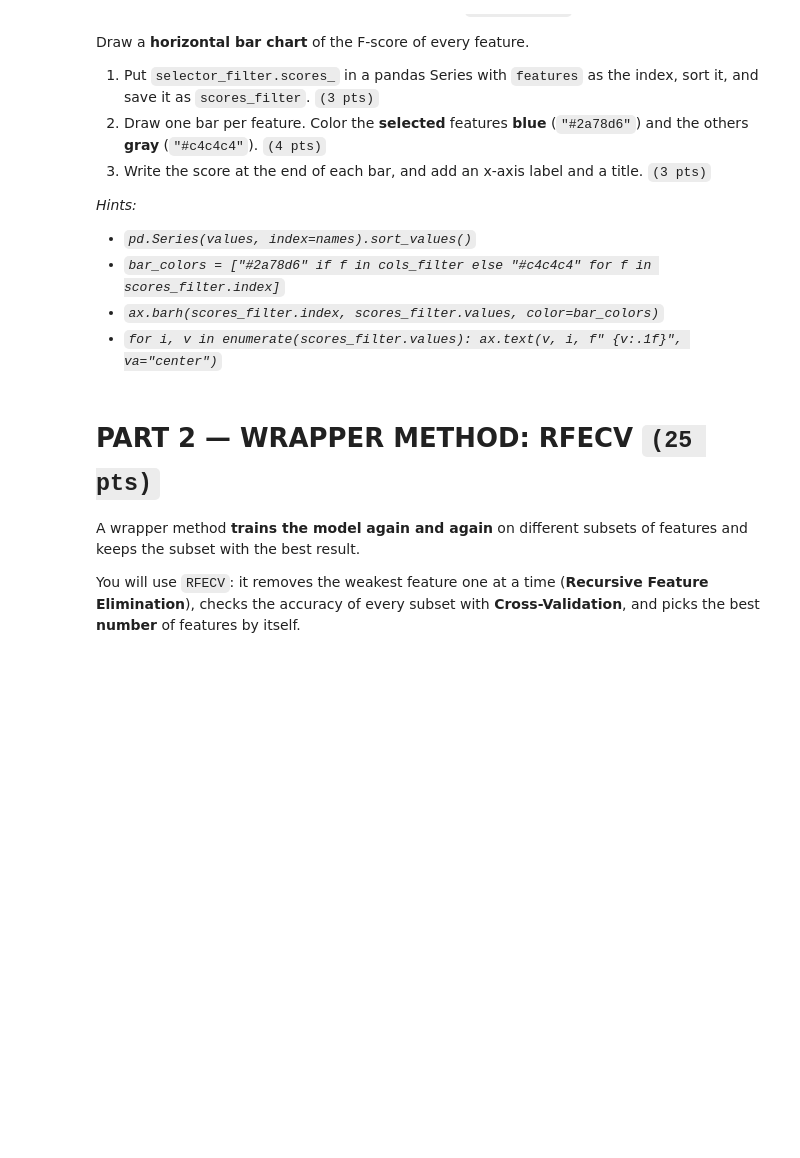
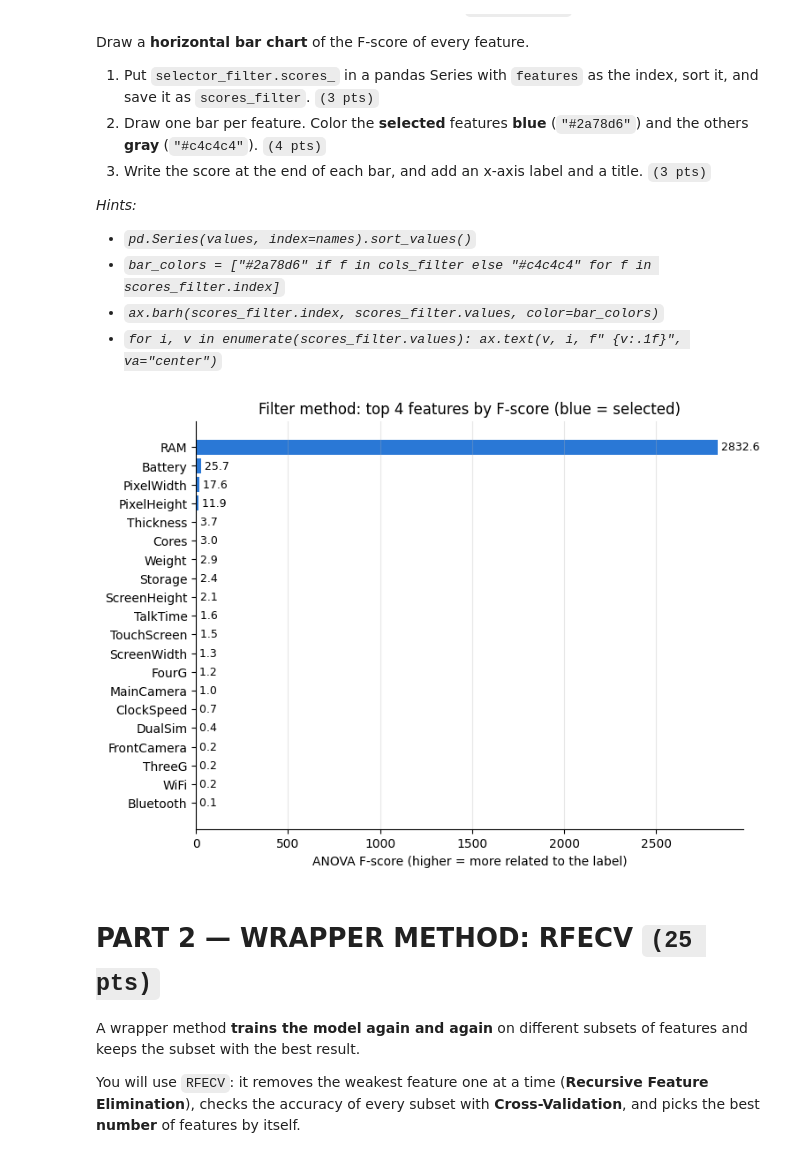
Before and after one commit to kway-zar/DelaCruz_SY.26-27_CCADMACL_EXERCISES, a Jupyter notebook: Exercise_2_CCADMACL.ipynb, the cells around one changed output. Saved outputs shown, nothing was run; the diff lists cells and outputs as text; code cells hidden in the pictures; blank space fills up the shorter version.

```diff
--- a/Exercise_2_CCADMACL.ipynb
+++ b/Exercise_2_CCADMACL.ipynb
@@ -183,3 +206,5 @@ You will use `SelectKBest` with the **ANOVA F-test** (`f_classif`).
 *Hint: `SelectKBest(score_func=f_classif, k=k)`*
 # %%
 # put your answer here
+selector_filter = SelectKBest(score_func=f_classif, k=k)
+selector_filter.fit(X_train, y_train)
@@ -196,0 +222,12 @@ You will use `SelectKBest` with the **ANOVA F-test** (`f_classif`).
+# %%
+# put your answer here
+cols_filter = list(X_train.columns[selector_filter.get_support()])
+print("Selected features:", cols_filter)
+
+model_filter = LogisticRegression(max_iter=1000)
+model_filter.fit(X_train[cols_filter], y_train)
+
+pred_filter = model_filter.predict(X_test[cols_filter])
+acc_filter = accuracy_score(y_test, pred_filter)
+
+print("Filter method test accuracy:", round(acc_filter, 4))
@@ -213,3 +251,21 @@ Draw a **horizontal bar chart** of the F-score of every feature.
+# %%
+# put your answer here
+
+scores_filter = pd.Series(selector_filter.scores_, index=features).sort_values()
+
+bar_colors = ["#2a78d6" if f in cols_filter else "#c4c4c4" for f in scores_filter.index]
+
+fig, ax = plt.subplots(figsize=(8,6))
+ax.barh(scores_filter.index, scores_filter.values, color = bar_colors)
+for i, v in enumerate(scores_filter.values):
+  ax.text(v, i, f" {v:.1f}", va="center", fontsize=9)
+ax.set_xlabel("ANOVA F-score (higher = more related to the label)")
+ax.set_title(f"Filter method: top {k} features by F-score (blue = selected)")
+ax.grid(axis="x", alpha=0.3)
+ax.spines[["top", "right"]].set_visible(False)
+plt.show()
+# %% [output]
+[figure, added]
 # %% [markdown]
 # PART 2 — WRAPPER METHOD: RFECV `(25 pts)`
 
```
Also changed, not shown: parts of 21 cells of this notebook.
